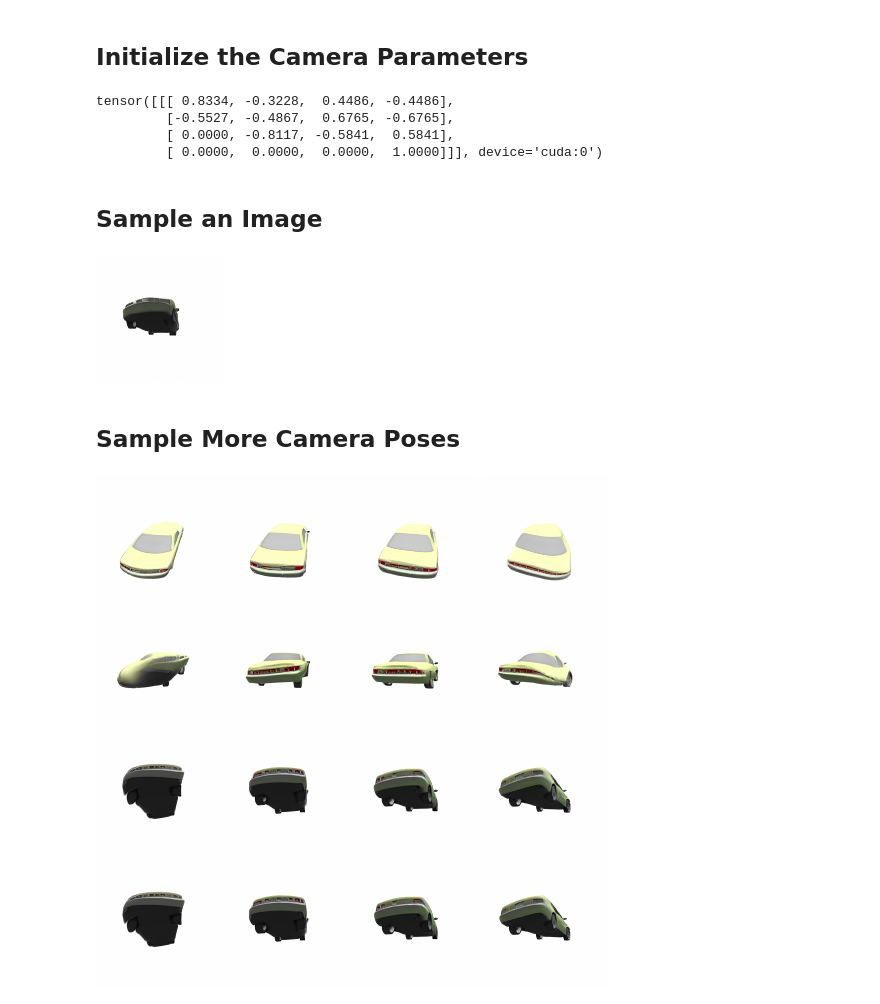
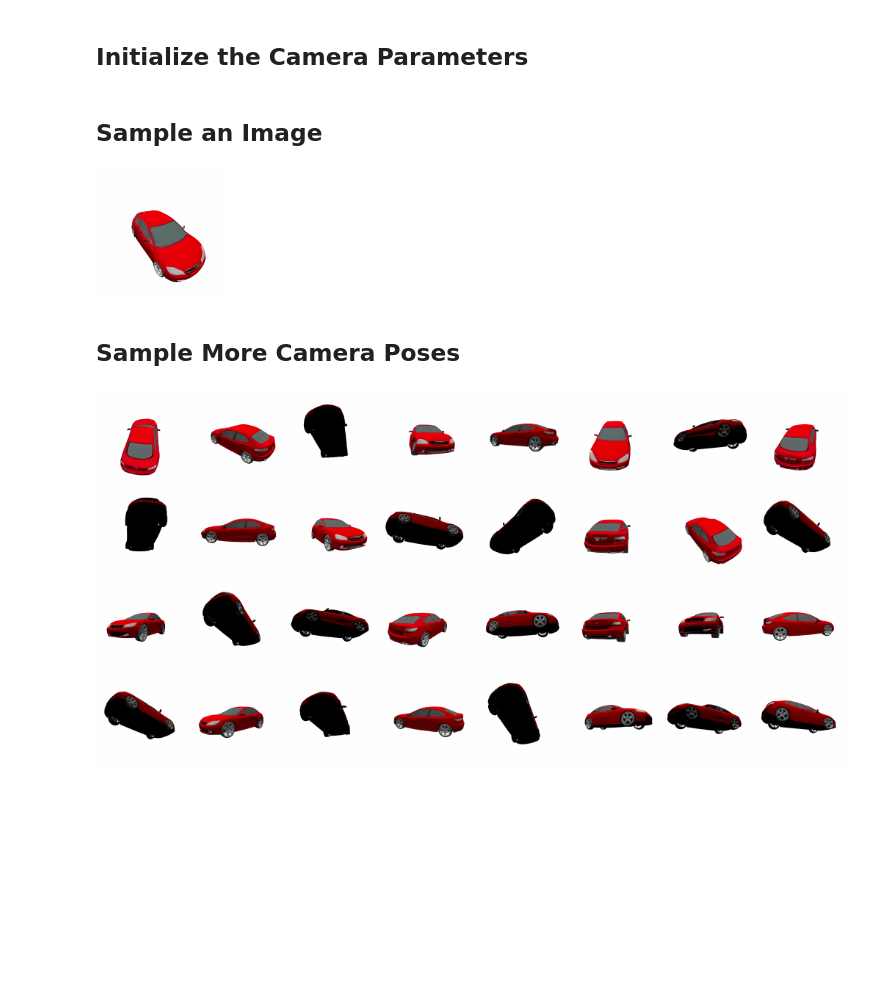
Before and after one commit to echen01/ray-conditioning, a Jupyter notebook: notebooks/Cars.ipynb, the cells around one changed output. Cells and saved outputs as stored; diff of their text form; code cells hidden in the pictures; blank space fills up the shorter version.

```diff
--- a/notebooks/Cars.ipynb
+++ b/notebooks/Cars.ipynb
@@ -31,43 +36,29 @@ cam_radius = 1.3
 focal_length = 1.7074
 intrinsics = torch.tensor([[focal_length, 0, 0.5], [0, focal_length, 0.5], [0, 0, 1]], device=device) # Intrinsics are resolution invariant
 
-c2w = LookAtPoseSampler.sample(np.pi / 2, np.pi / 2, cam_pivot, radius=cam_radius, device=device)
-c2w = UniformBlenderPoseSampler.sample(0, 0, radius=1.3, device=device)
+c2w = UniformBlenderPoseSampler.sample_upper_hemi(radius=cam_radius, device=device)
 c = torch.cat([c2w.reshape(-1, 16), intrinsics.reshape(-1, 9)], 1)
-# %%
-c2w
-# %% [output]
-tensor([[[ 0.8334, -0.3228,  0.4486, -0.4486],
-         [-0.5527, -0.4867,  0.6765, -0.6765],
-         [ 0.0000, -0.8117, -0.5841,  0.5841],
-         [ 0.0000,  0.0000,  0.0000,  1.0000]]], device='cuda:0')
-# %%
-c2w = torch.tensor([-9.1294e-01, -2.6523e-07, -4.0808e-01,  5.3051e-01,  4.0808e-01,
-        -4.6273e-07, -9.1295e-01,  1.1868e+00,  1.2454e-07, -1.0000e+00,
-         1.9678e-07,  1.7764e-14, -0.0000e+00,  0.0000e+00, -0.0000e+00,
-         1.0000e+00], device='cuda:0')
 # %% [markdown]
 ## Sample an Image
 # %%
-torch.manual_seed(23)
+torch.manual_seed(0)
 z = torch.randn([1, G.z_dim]).cuda() # Latent Code
 with torch.no_grad():
     img = G(z, c, truncation_psi=0.7)[0]
 tensor2im(img)
 # %% [output]
-[figure, old version]
+[figure, new version]
 # %% [markdown]
 ## Sample More Camera Poses
 # %%
 imgs = []
-for angle_p in np.linspace(-0.3, 0.4, 4):
-    for angle_y in np.linspace(-0.4, 0.4, 4):
-        c2w = LookAtPoseSampler.sample(np.pi/2 + angle_y, np.pi + angle_p, cam_pivot, radius=cam_radius, device=device)
-        c = torch.cat([c2w.reshape(-1, 16), intrinsics.reshape(-1, 9)], 1)
+for _ in range(32):
+    c2w = UniformBlenderPoseSampler.sample_upper_hemi(radius=cam_radius, device=device)
+    c = torch.cat([c2w.reshape(-1, 16), intrinsics.reshape(-1, 9)], 1)
 
-        with torch.no_grad():
-            img = G(z, c, truncation_psi=0.7)[0]
-        imgs.append(tensor2im(img))
-image_grid(imgs, 4, 4)
+    with torch.no_grad():
+        img = G(z, c, truncation_psi=0.7)[0]
+    imgs.append(tensor2im(img))
+image_grid(imgs, 4, 8)
 # %% [output]
-[figure, old version]
+[figure, new version]
```
Also changed, not shown: parts of 1 cell of this notebook, 16 other files.
